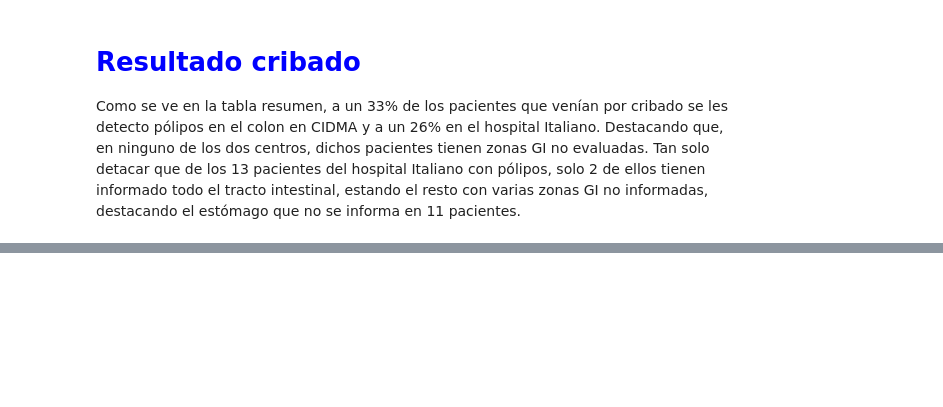
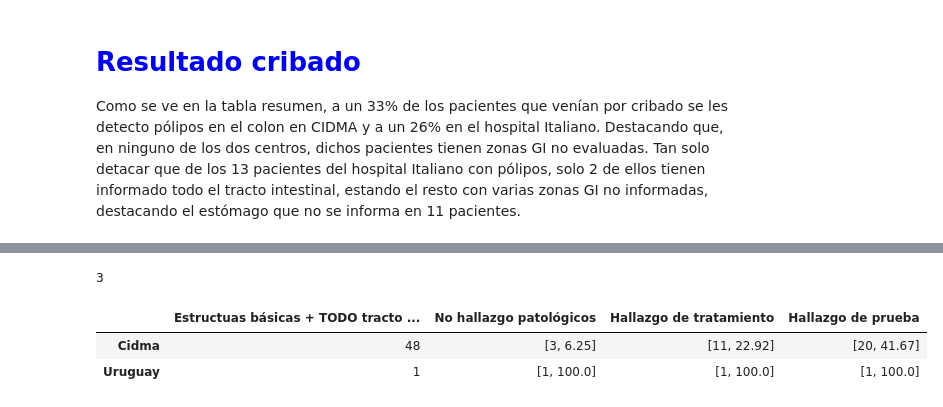
Before and after one commit to Hermenegildo12/Capsula_endoscopia, a Jupyter notebook: Capsula.ipynb, the cells around one changed output, grey strips where cells are left out. Cells and saved outputs as stored; diff of their text form; code cells hidden in the pictures; blank space fills up the shorter version.

Commit message:
009 Criterios de calidad maximos en una cápsula

```diff
--- a/Capsula.ipynb
+++ b/Capsula.ipynb
@@ -1438,0 +1457,27 @@ Como se ve en la tabla resumen, a un 33% de los pacientes que venían por cribad
+# %%
+#De dichos pacientes, cuales son los que NO tienen ninguna ZONA del tracto digestivo NO EVALUABLE
+c_eva_total=c_basicos[c_basicos["No evaluación completa"]==0]
+len(c_eva_total)
+# %%
+#De los pacientes sin ninguna zona no evaluada, cuales son los que no presentan ningún hallazgo.
+c_eva_total["Hz_Tta"] = c_eva_total[hz_Tta].sum(axis=1)
+
+c_eva_total["Hz_prueba"]=c_eva_total[hz_prueba].sum(axis=1)
+# %%
+#Pacientes con altos criterios de calidad con distintos tipos de hallazgos
+Tta_total=c_eva_total[c_eva_total["Hz_Tta"]==1]
+Prueba_total=c_eva_total[c_eva_total["Hz_prueba"]==1]
+# %%
+#Pacientes con altos criterios de calidad sin hallazgos patologicos
+sanos_total=c_eva_total[(c_eva_total["Hz_Tta"]==0) & (c_eva_total["Hz_prueba"]==0) ]
+# %% [output]
+3
+# %%
+cuadro("Estructuas básicas + TODO tracto digestivo evaluado",len(c_eva_total),1,
+       "No hallazgo patológicos",len(sanos_total),1,
+       "Hallazgo de tratamiento", len(Tta_total),1,
+      "Hallazgo de prueba",len(Prueba_total),1)
+# %% [output]
+|  | Estructuas básicas + TODO tracto ... | No hallazgo patológicos | Hallazgo de tratamiento | Hallazgo de prueba |
+| Cidma | 48 | [3, 6.25] | [11, 22.92] | [20, 41.67] |
+| Uruguay | 1 | [1, 100.0] | [1, 100.0] | [1, 100.0] |
```
Also changed, not shown: parts of 11 cells of this notebook, 1 other file.
